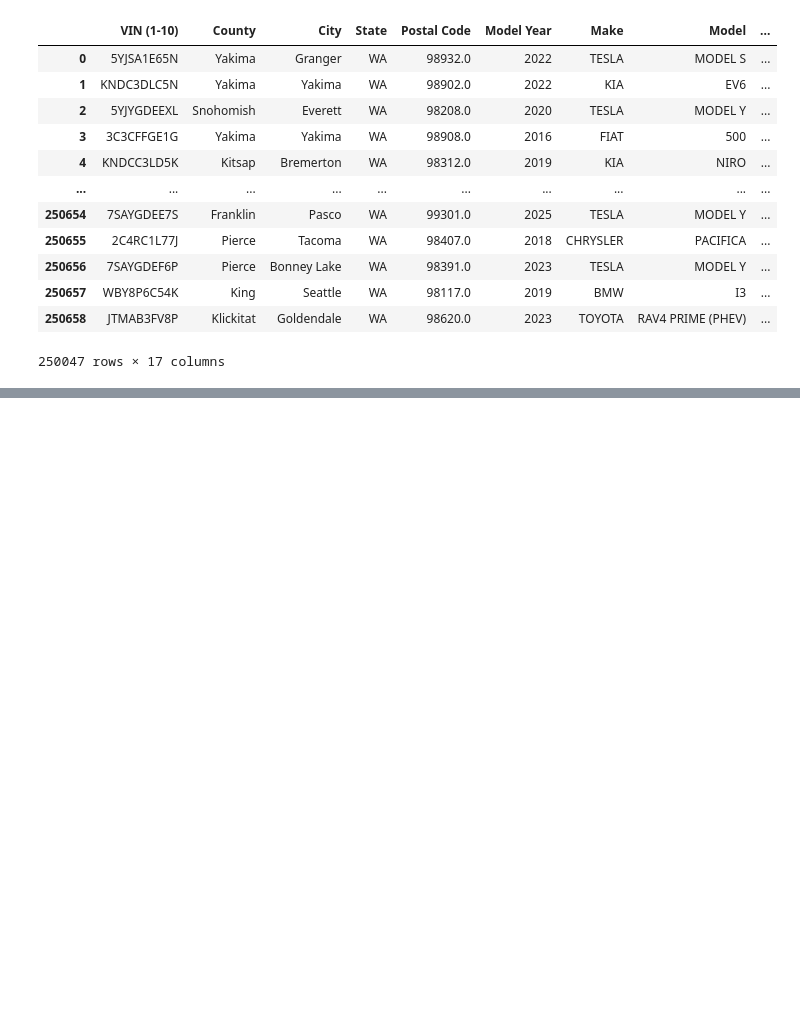
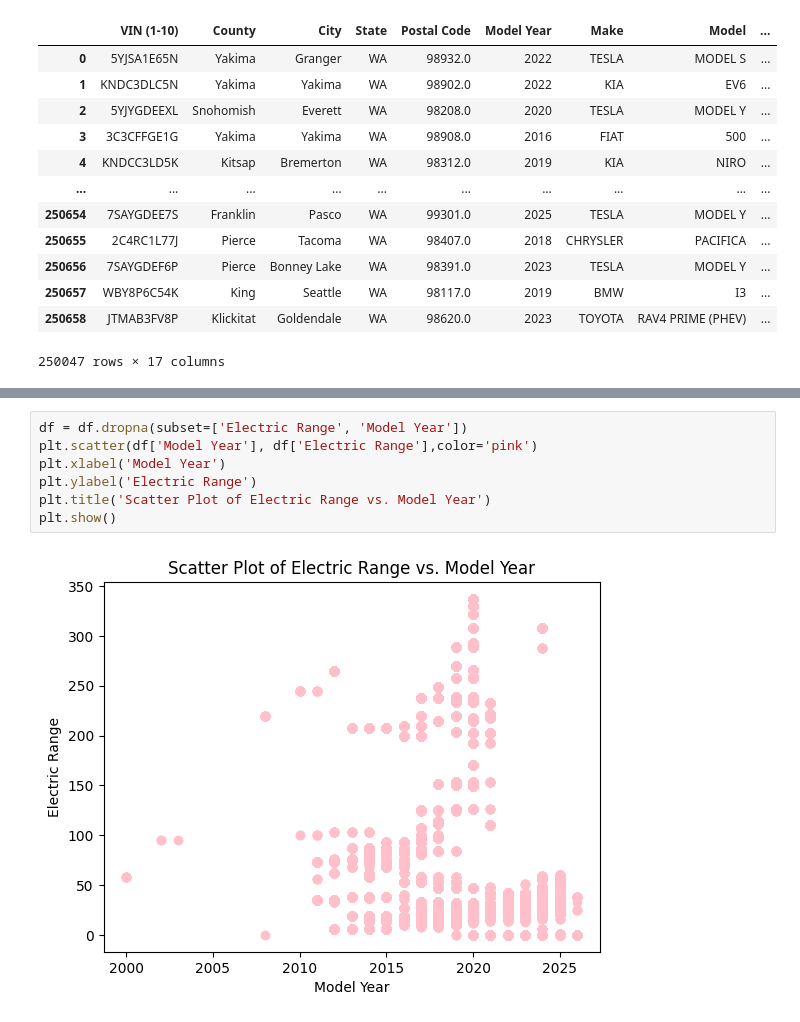
Before and after one commit to Maggieclancy18/maggie-stuff, a Jupyter notebook: my_research_project.ipynb, the cells around one changed output, grey strips where cells are left out. Saved outputs shown, nothing was run; the diff lists cells and outputs as text; blank space fills up the shorter version.

```diff
--- a/my_research_project.ipynb
+++ b/my_research_project.ipynb
@@ -60,0 +220,9 @@ df.dropna()
+# %%
+df = df.dropna(subset=['Electric Range', 'Model Year'])
+plt.scatter(df['Model Year'], df['Electric Range'],color='pink')
+plt.xlabel('Model Year')
+plt.ylabel('Electric Range')
+plt.title('Scatter Plot of Electric Range vs. Model Year')
+plt.show()
+# %% [output]
+[figure, added]
```
Also changed, not shown: parts of 42 cells of this notebook.
